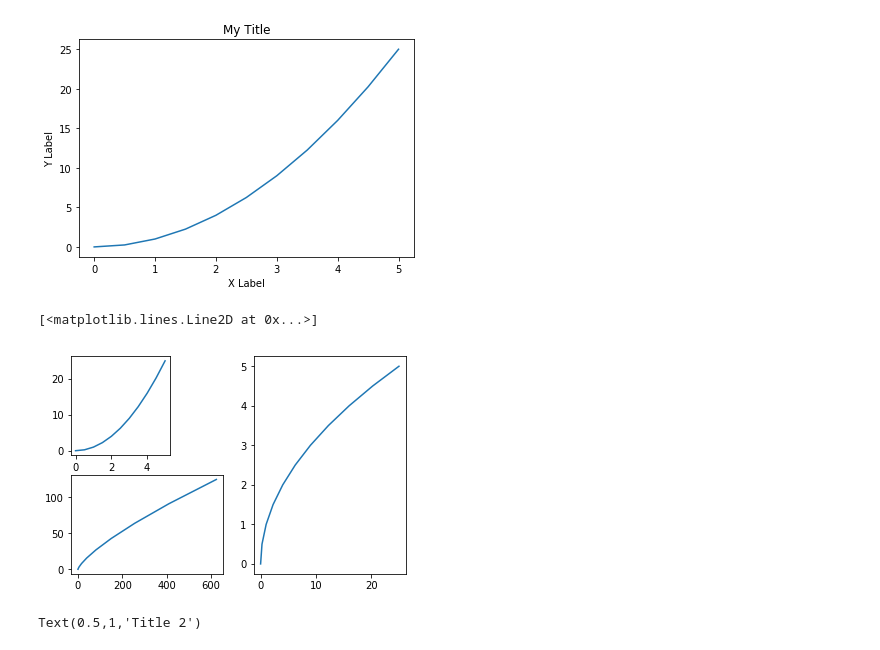
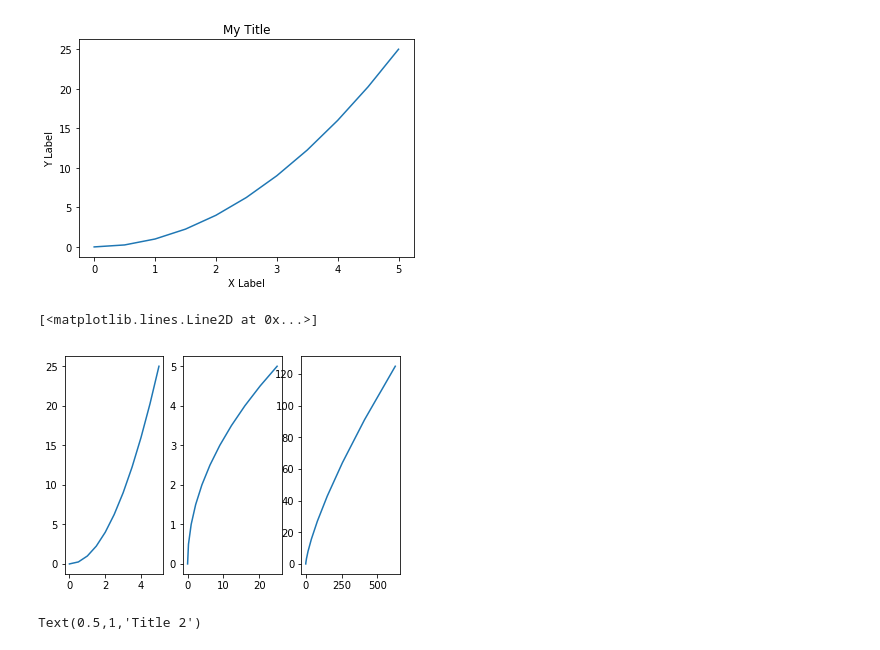
Before and after one commit to saksham1998/Complete-Python-3-Introduction, a Jupyter notebook: matplotlib.ipynb, the cells around one changed output. Cells and saved outputs as stored; diff of their text form; code cells hidden in the pictures.

```diff
--- a/matplotlib.ipynb
+++ b/matplotlib.ipynb
@@ -22,17 +22,17 @@ Text(0.5,1,'My Title')
 [figure]
 # %%
 #Making multiple plots on same set
-plt.subplot(2,3,1)
+plt.subplot(1,3,1)
 plt.plot(x,y)
 
-plt.subplot(1,2,2)
+plt.subplot(1,3,2)
 plt.plot(y,x)
 
-plt.subplot(2,2,3)
+plt.subplot(1,3,3)
 plt.plot(y**2,x**3)
 # %% [output]
 [<matplotlib.lines.Line2D at 0x...>]
-[figure, old version]
+[figure, new version]
 # %%
 #OOP Method
 
```
Also changed, not shown: parts of 8 cells of this notebook, 1 other file.
